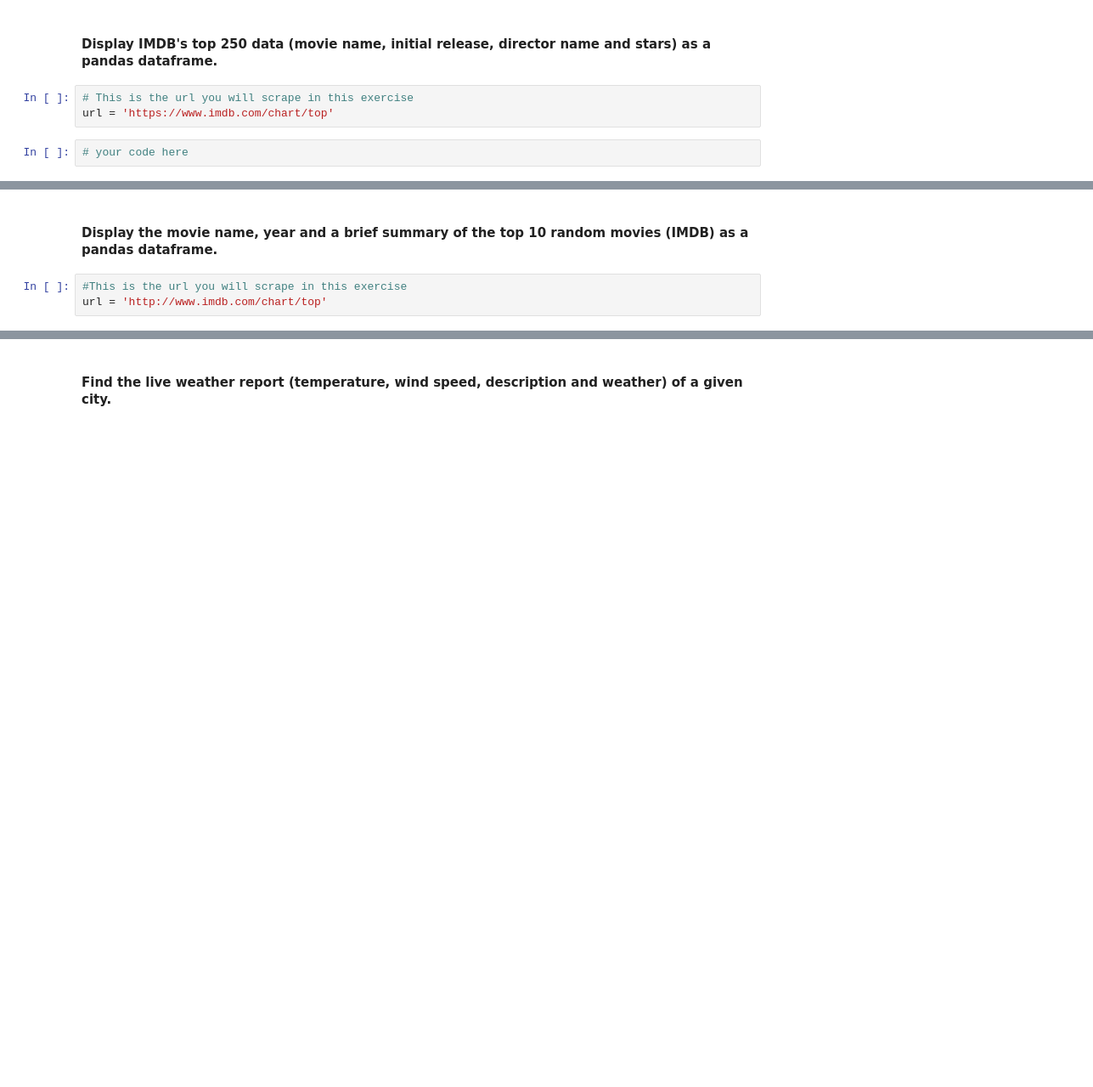
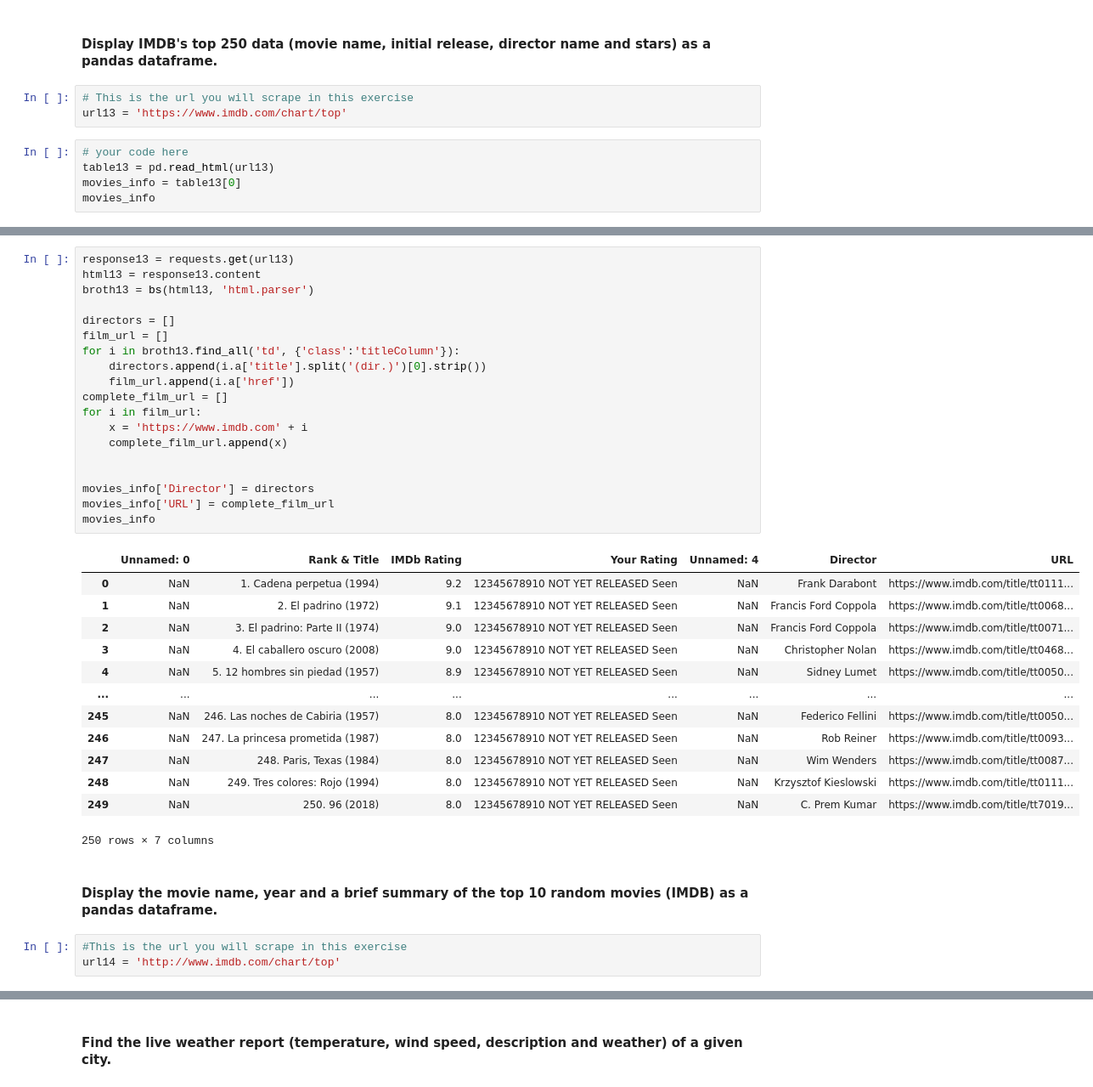
Before and after one commit to GNavarro-DA/dataptmad1121_labs, a Jupyter notebook: extra-work/m1/lab-web-scraping/your-code/main.ipynb, the cells around one changed output, grey strips where cells are left out. Shown at 85% size. Drawn from its saved outputs; the diff is of its cells as text; blank space fills up the shorter version.

```diff
--- a/extra-work/m1/lab-web-scraping/your-code/main.ipynb
+++ b/extra-work/m1/lab-web-scraping/your-code/main.ipynb
@@ -524,6 +648,9 @@ url = 'https://twitter.com/'
 #### Display IMDB's top 250 data (movie name, initial release, director name and stars) as a pandas dataframe.
 # %%
 # This is the url you will scrape in this exercise
-url = 'https://www.imdb.com/chart/top'
+url13 = 'https://www.imdb.com/chart/top'
 # %%
 # your code here
+table13 = pd.read_html(url13)
+movies_info = table13[0]
+movies_info
@@ -530,7 +671,40 @@ url = 'https://www.imdb.com/chart/top'
+# %%
+response13 = requests.get(url13)
+html13 = response13.content
+broth13 = bs(html13, 'html.parser')
+
+directors = []
+film_url = []
+for i in broth13.find_all('td', {'class':'titleColumn'}):
+    directors.append(i.a['title'].split('(dir.)')[0].strip())
+    film_url.append(i.a['href'])
+complete_film_url = []
+for i in film_url:
+    x = 'https://www.imdb.com' + i
+    complete_film_url.append(x)
+
+
+movies_info['Director'] = directors
+movies_info['URL'] = complete_film_url
+movies_info
+# %% [output]
+|  | Unnamed: 0 | Rank & Title | IMDb Rating | Your Rating | Unnamed: 4 | Director | URL |
+| 0 | NaN | 1. Cadena perpetua (1994) | 9.2 | 12345678910 NOT YET RELEASED Seen | NaN | Frank Darabont | https://www.imdb.com/title/tt0111... |
+| 1 | NaN | 2. El padrino (1972) | 9.1 | 12345678910 NOT YET RELEASED Seen | NaN | Francis Ford Coppola | https://www.imdb.com/title/tt0068... |
+| 2 | NaN | 3. El padrino: Parte II (1974) | 9.0 | 12345678910 NOT YET RELEASED Seen | NaN | Francis Ford Coppola | https://www.imdb.com/title/tt0071... |
+| 3 | NaN | 4. El caballero oscuro (2008) | 9.0 | 12345678910 NOT YET RELEASED Seen | NaN | Christopher Nolan | https://www.imdb.com/title/tt0468... |
+| 4 | NaN | 5. 12 hombres sin piedad (1957) | 8.9 | 12345678910 NOT YET RELEASED Seen | NaN | Sidney Lumet | https://www.imdb.com/title/tt0050... |
+| ... | ... | ... | ... | ... | ... | ... | ... |
+| 245 | NaN | 246. Las noches de Cabiria (1957) | 8.0 | 12345678910 NOT YET RELEASED Seen | NaN | Federico Fellini | https://www.imdb.com/title/tt0050... |
+| 246 | NaN | 247. La princesa prometida (1987) | 8.0 | 12345678910 NOT YET RELEASED Seen | NaN | Rob Reiner | https://www.imdb.com/title/tt0093... |
+| 247 | NaN | 248. Paris, Texas (1984) | 8.0 | 12345678910 NOT YET RELEASED Seen | NaN | Wim Wenders | https://www.imdb.com/title/tt0087... |
+| 248 | NaN | 249. Tres colores: Rojo (1994) | 8.0 | 12345678910 NOT YET RELEASED Seen | NaN | Krzysztof Kieslowski | https://www.imdb.com/title/tt0111... |
+| 249 | NaN | 250. 96 (2018) | 8.0 | 12345678910 NOT YET RELEASED Seen | NaN | C. Prem Kumar | https://www.imdb.com/title/tt7019... |
+250 rows × 7 columns
 # %% [markdown]
 #### Display the movie name, year and a brief summary of the top 10 random movies (IMDB) as a pandas dataframe.
 # %%
 #This is the url you will scrape in this exercise
-url = 'http://www.imdb.com/chart/top'
+url14 = 'http://www.imdb.com/chart/top'
 # %%
 # your code here
```
Also changed, not shown: parts of 30 cells of this notebook.
